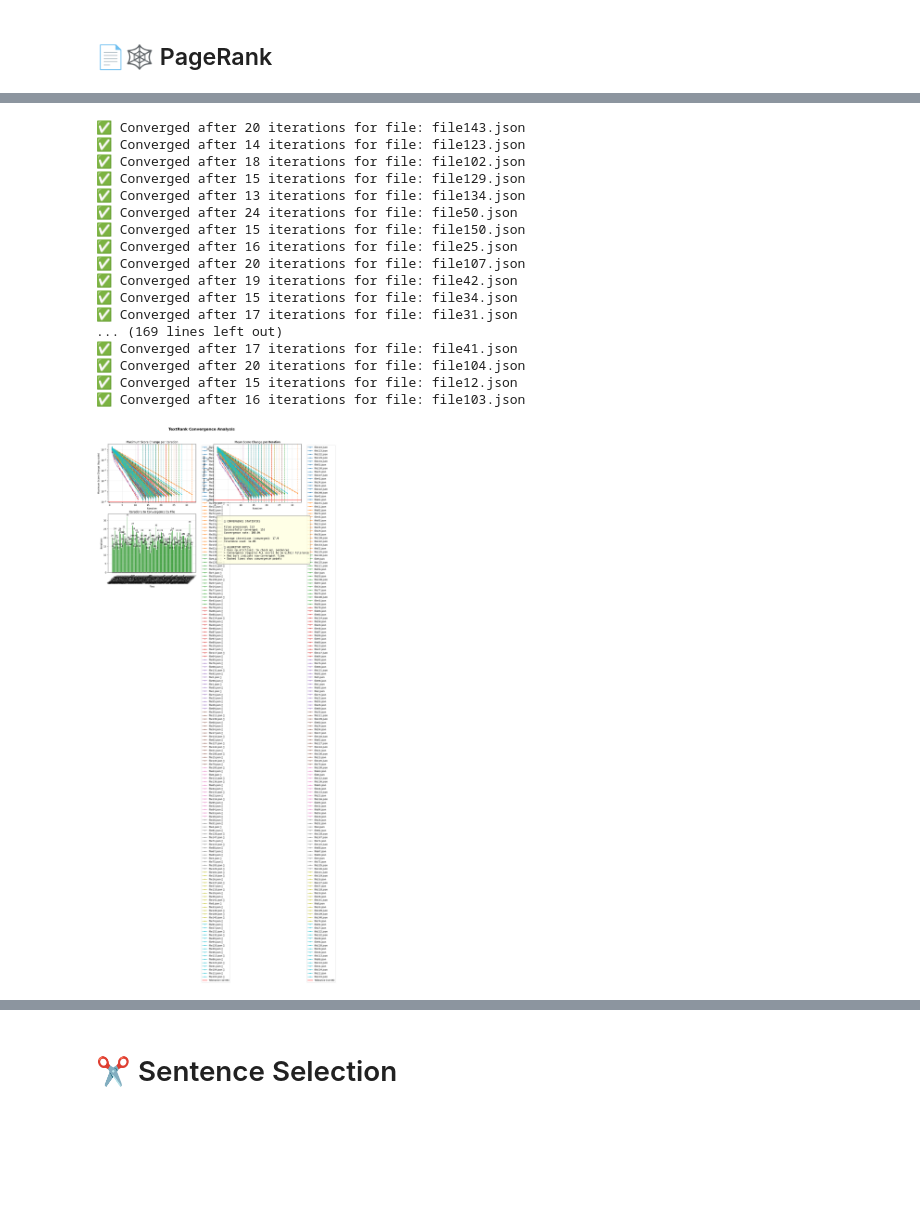
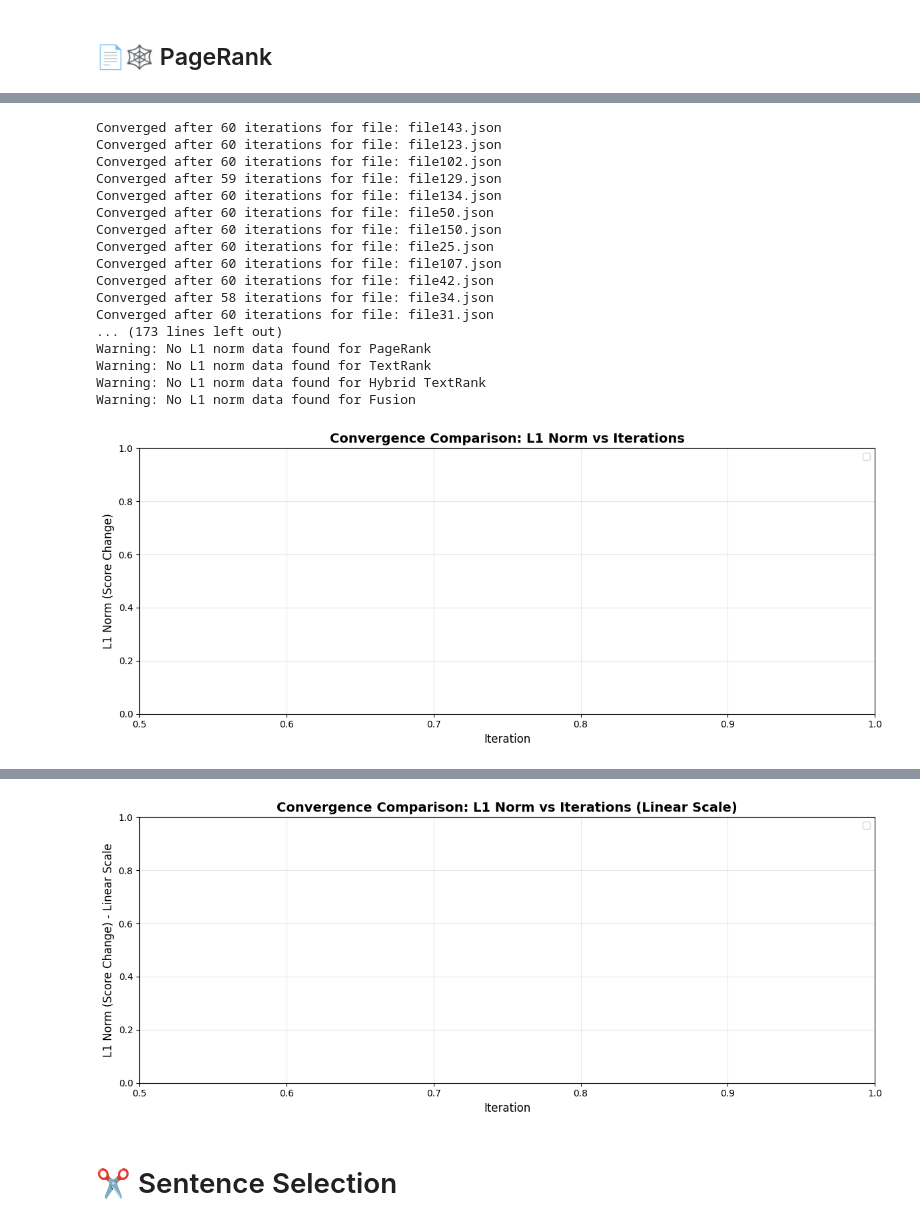
Before and after one commit to lamaNase/Enhancing-Extractive-Graph-Based-Arabic-Text-Summarization, a Jupyter notebook: arabert-model.ipynb, the cells around one changed output, grey strips where cells are left out. Cells and saved outputs as stored; diff of their text form; code cells hidden in the pictures; blank space fills up the shorter version.

```diff
--- a/arabert-model.ipynb
+++ b/arabert-model.ipynb
@@ -49,9 +50,9 @@ from rouge import Rouge
 # ⚙️ Settings
 # %%
 representation_technique = "AraBERT"
-similarity_measure = 1 # 1 means original cosine similarity and 2 means modifed cosine similarity
+similarity_measure = 2 # 1 means original cosine similarity and 2 means modifed cosine similarity
 with_edge_thresholding = False
-edge_weight_threshold = 0.3
+edge_weight_threshold = 0.5
 # 1 means Degree Centrality
 # 2 means Weighted Degree Centrality (uses statistical scores)
 # 3 means Enhanced Degree Centrality (uses statistical. kreyphrase and title similarity scores)
@@ -59,8 +60,8 @@ edge_weight_threshold = 0.3
 # 5 means pure TextRank * alpha + statistical score * (1 - alpha)
 # 6 means pure TextRank * alpha + (statistical + keyphrase + title_sim) * (1 - alpha)
 # 7 means PageRank
-ranking_method = 8
-alpha = 0.72
+ranking_method = 4
+alpha = 0.73
 # variance_ratio or entropy_ratio or correlation or combined
 alpha_method = "" # if we don't dynamic alpha then set this to ""
 max_iterations = 100
@@ -1420,6 +1273,9 @@ def fusion_TextRank(results, damping=0.85):
 ## ⚙️ Hybrid TextRank
 ### final_score = alpha * TextRank_score + (1 - alpha) * (statistical_Score + keyphrase_Score + title_similarity)
 # %%
+# Global variable to store L1 norm values for the print_file
+hybrid_l1_norms = []
+
 def hybrid_TextRank(results, damping=0.85):
     """
     Implements a hybrid TextRank algorithm with global normalization:
@@ -1436,8 +1292,11 @@ def hybrid_TextRank(results, damping=0.85):
     Returns:
         Dictionary of rankings by filename
     """
-    global alpha
+    global alpha, hybrid_l1_norms
     rankings = {}
+
+    # Reset L1 norms list at the beginning
+    hybrid_l1_norms = []
 
     for filename, result in results.items():
         graph = result['graph']
@@ -1453,6 +1312,9 @@ def hybrid_TextRank(results, damping=0.85):
 
         # Initialize TextRank scores with standard 1/N
         scores = np.ones(n) / n
+
+        # Check if this is the file we want to track L1 norms for
+        track_l1_norms = filename == print_file
 
         # Precompute outgoing weights
         out_weights_sum = {}
@@ -1472,6 +1334,11 @@ def hybrid_TextRank(results, damping=0.85):
                     norm_factor = np.sqrt(out_weights_sum[node_i] * out_weights_sum[neighbor])
                     score_sum += (weight * scores[j]) / norm_factor
                 new_scores[i] += damping * score_sum
+
+            # Calculate L1 norm for the specific file
+            if track_l1_norms:
+                l1_norm = np.sum(np.abs(new_scores - scores))
+                hybrid_l1_norms.append(l1_norm)
 
             if np.allclose(scores, new_scores, atol=1e-6):
                 print(f"Converged after {iteration} iterations for file: {filename}")
@@ -1551,6 +1418,9 @@ def hybrid_TextRank(results, damping=0.85):
 # %% [markdown]
 ## 📄🕸️ PageRank
 # %%
+# Global variable to store L1 norm values for the print_file
+pagerank_l1_norms = []
+
 def pagerank(results, damping=0.85):
     """
     Implements standard PageRank algorithm for sentence ranking using the formula:
@@ -1566,7 +1436,11 @@ def pagerank(results, damping=0.85):
     Returns:
         Dictionary of rankings by filename
     """
+    global pagerank_l1_norms
     rankings = {}
+
+    # Reset L1 norms list at the beginning
+    pagerank_l1_norms = []
 
     for filename, result in results.items():
         graph = result['graph']
@@ -1582,6 +1456,9 @@ def pagerank(results, damping=0.85):
 
         # Initialize all scores to 1/N (uniform distribution)
         scores = np.ones(n) / n
+
+        # Check if this is the file we want to track L1 norms for
+        track_l1_norms = filename == print_file
 
         # Precompute outgoing degree for each node
         out_degrees = {}
@@ -1607,6 +1484,11 @@ def pagerank(results, damping=0.85):
 
                         # Standard PageRank: weight = 1 for all edges
                         new_scores[i] += damping * scores[j] / out_vj
+
+            # Calculate L1 norm for the specific file
+            if track_l1_norms:
+                l1_norm = np.sum(np.abs(new_scores - scores))
+                pagerank_l1_norms.append(l1_norm)
 
             # Optional: Print score changes for debugging
             if iteration <= 3:  # Only for first few iterations
@@ -1651,36 +1681,39 @@ def pagerank(results, damping=0.85):
 # %%
 if(ranking_method == 1):
     rankings = standard_degree_centrality(results)
 elif(ranking_method == 2):
     rankings = weighted_centrality(results)
 elif(ranking_method == 3):
     rankings = enhanced_weighted_centrality(results)
 elif(ranking_method == 4):
     rankings = statistical_TextRank(results)
 elif(ranking_method == 5):
     rankings = fusion_TextRank(results)
 elif(ranking_method == 6):
     rankings = hybrid_TextRank(results)
 elif(ranking_method == 7):
     rankings = pagerank(results)
 else:
     rankings = standard_TextRank(results)
+
+plot_l1_norms_convergence()
+plot_l1_norms_linear()
 # %% [output]
-✅ Converged after 20 iterations for file: file143.json
-✅ Converged after 14 iterations for file: file123.json
-✅ Converged after 18 iterations for file: file102.json
-✅ Converged after 15 iterations for file: file129.json
-✅ Converged after 13 iterations for file: file134.json
-✅ Converged after 24 iterations for file: file50.json
-✅ Converged after 15 iterations for file: file150.json
-✅ Converged after 16 iterations for file: file25.json
-✅ Converged after 20 iterations for file: file107.json
-✅ Converged after 19 iterations for file: file42.json
-✅ Converged after 15 iterations for file: file34.json
-✅ Converged after 17 iterations for file: file31.json
-... (169 lines left out)
-✅ Converged after 17 iterations for file: file41.json
-✅ Converged after 20 iterations for file: file104.json
-✅ Converged after 15 iterations for file: file12.json
-✅ Converged after 16 iterations for file: file103.json
+Converged after 60 iterations for file: file143.json
+Converged after 60 iterations for file: file123.json
+Converged after 60 iterations for file: file102.json
+Converged after 59 iterations for file: file129.json
+Converged after 60 iterations for file: file134.json
+Converged after 60 iterations for file: file50.json
+Converged after 60 iterations for file: file150.json
+Converged after 60 iterations for file: file25.json
+Converged after 60 iterations for file: file107.json
+Converged after 60 iterations for file: file42.json
+Converged after 58 iterations for file: file34.json
+Converged after 60 iterations for file: file31.json
+... (173 lines left out)
+Warning: No L1 norm data found for PageRank
+Warning: No L1 norm data found for TextRank
+Warning: No L1 norm data found for Hybrid TextRank
+Warning: No L1 norm data found for Fusion
-[figure, old version]
+[figure, new version]
@@ -1689,3 +1724,4 @@ else:
+[figure, added]
 # %% [markdown]
 # ✂️ Sentence Selection
 # %%
```
Also changed, not shown: parts of 10 cells of this notebook.
